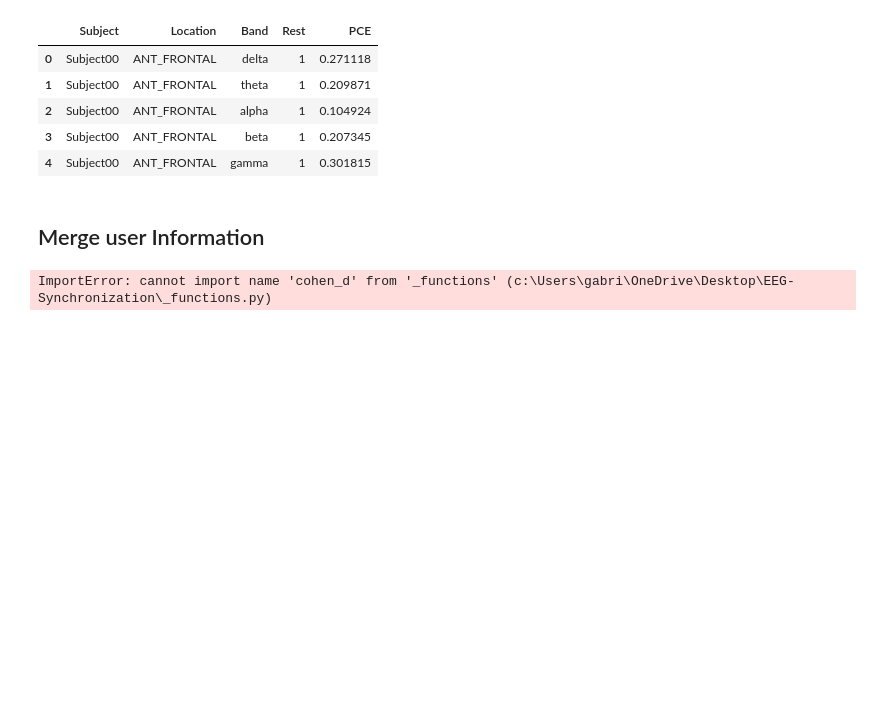
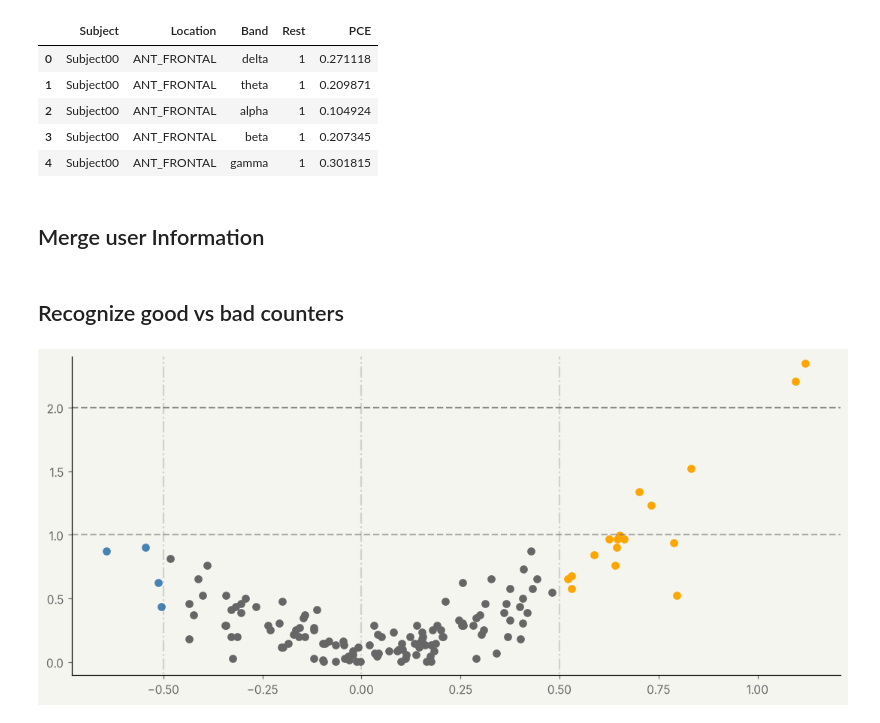
Before and after one commit to AngioG/EEG-Synchronization, a Jupyter notebook: arithmetic.ipynb, the cells around one changed output. Drawn from its saved outputs; the diff is of its cells as text; code cells hidden in the pictures; blank space fills up the shorter version.

```diff
--- a/arithmetic.ipynb
+++ b/arithmetic.ipynb
@@ -78,9 +97,6 @@ user_df = pd.read_csv(DATA_FOLDER / "subject-info.csv")
 df = df_results.merge(user_df, on = "Subject")
 df["Male"] = df.Gender.map({"M" : 1, "F" : 0})
 df = df.drop(columns=["Recording year", "Number of subtractions", "Gender"])
-# %%
-good_counters_mask = df["Count quality"] == 1
-rest_mask = df["Rest"] == 1
 # %%
 # fig, axes = plt.subplots(2, 1, figsize = (15, 8), facecolor = BG_COLOR)
 # barWidth = 0.25
@@ -98,24 +114,33 @@ rest_mask = df["Rest"] == 1
 # axes[1].barh(data.index, data.values)
 # data = df[~good_counters_mask].groupby("Band")["PCE"].mean()
 # axes[1].barh(data.index, data.values)
+# %% [markdown]
+## Recognize good vs bad counters
 # %%
 from scipy.stats import mannwhitneyu
 from _functions import cohen_d
 
 res = []
+ttest = []
 
-for rest in [0, 1]:
-    rest_mask_cur = rest_mask
-    if rest == 0:
-        rest_mask_cur = ~ rest_mask_cur
+for rest in [0, 1, 2]:
+    rest_mask = df["Rest"] == rest
+    df_rest = df.loc[rest_mask, :]
+
+    if rest == 2:
+        df_rest = df[df["Rest"] == 0].copy()
+        df_rest["PCE"] = df_rest["PCE"].values -df.loc[df["Rest"] == 1, "PCE"].values # type: ignore
+
+
+    good_counters_mask = df_rest["Count quality"] == 1
 
     for ch in list(CHANNELS.keys()):
-        channel_mask = df["Location"] == ch
-        for band in df["Band"].unique():
-            band_mask = df["Band"] == band
-            good_counters = df.loc[good_counters_mask & channel_mask & band_mask,
+        channel_mask = df_rest["Location"] == ch
+        for band in df_rest["Band"].unique():
+            band_mask = df_rest["Band"] == band
+            good_counters = df_rest.loc[good_counters_mask & channel_mask & band_mask,
                                    "PCE"].values
-            bad_counters = df.loc[~good_counters_mask & channel_mask & band_mask,
+            bad_counters = df_rest.loc[~good_counters_mask & channel_mask & band_mask,
                                    "PCE"].values
             _, p = mannwhitneyu(good_counters, bad_counters)
             effect_size = cohen_d(good_counters, bad_counters)
@@ -129,12 +154,25 @@ for rest in [0, 1]:
             })
 
 df_comparisons = pd.DataFrame(res)
+df_comparisons["log_p"] = -np.log10(df_comparisons["p"])
 df_comparisons.to_csv(RESULTS_FOLDER / "good vs bad counters.csv")
-# %% [output]
-ImportError: cannot import name 'cohen_d' from '_functions' (c:\Users\gabri\OneDrive\Desktop\EEG-Synchronization\_functions.py)
 # %%
-fig, ax = plt.subplots(12, 5, face_color = BG_COLOR)
+fig, ax = plt.subplots(figsize=(12, 5))
 
-ax.scatter(df_comparisons["cohen_d"], -np.log10(df_comparisons["p"]))
+blue_mask = df_comparisons["cohen_d"] < -0.5
+red_mask = df_comparisons["cohen_d"] > 0.5
+gray_mask = ~(blue_mask | red_mask)
+
+ax.scatter(df_comparisons.loc[gray_mask, "cohen_d"], df_comparisons.loc[gray_mask, "log_p"], color = SUPPORT_COLOR)
+ax.scatter(df_comparisons.loc[blue_mask, "cohen_d"], df_comparisons.loc[blue_mask, "log_p"], color = "steelblue")
+ax.scatter(df_comparisons.loc[red_mask, "cohen_d"], df_comparisons.loc[red_mask, "log_p"], color = "orange")
+
+# ax.set_xlim(-1, 1)
+ax.set_ylim(-0.1, 2.4)
+ax.vlines([-0.5, 0, 0.5], ymin=-0.2, ymax=2.5, colors=SUPPORT_COLOR, alpha = 0.25, linestyles="-.")
+ax.axhline(-np.log10(0.01), label = "p = 0.01", color=SUPPORT_COLOR, alpha = 0.75, linestyle="--")
+ax.axhline(-np.log10(0.1), label = "p = 0.1", color=SUPPORT_COLOR, alpha = 0.5, linestyle="--")
 
 plt.show()
+# %% [output]
+[figure, added]
```
Also changed, not shown: parts of 7 cells of this notebook, 4 other files.
